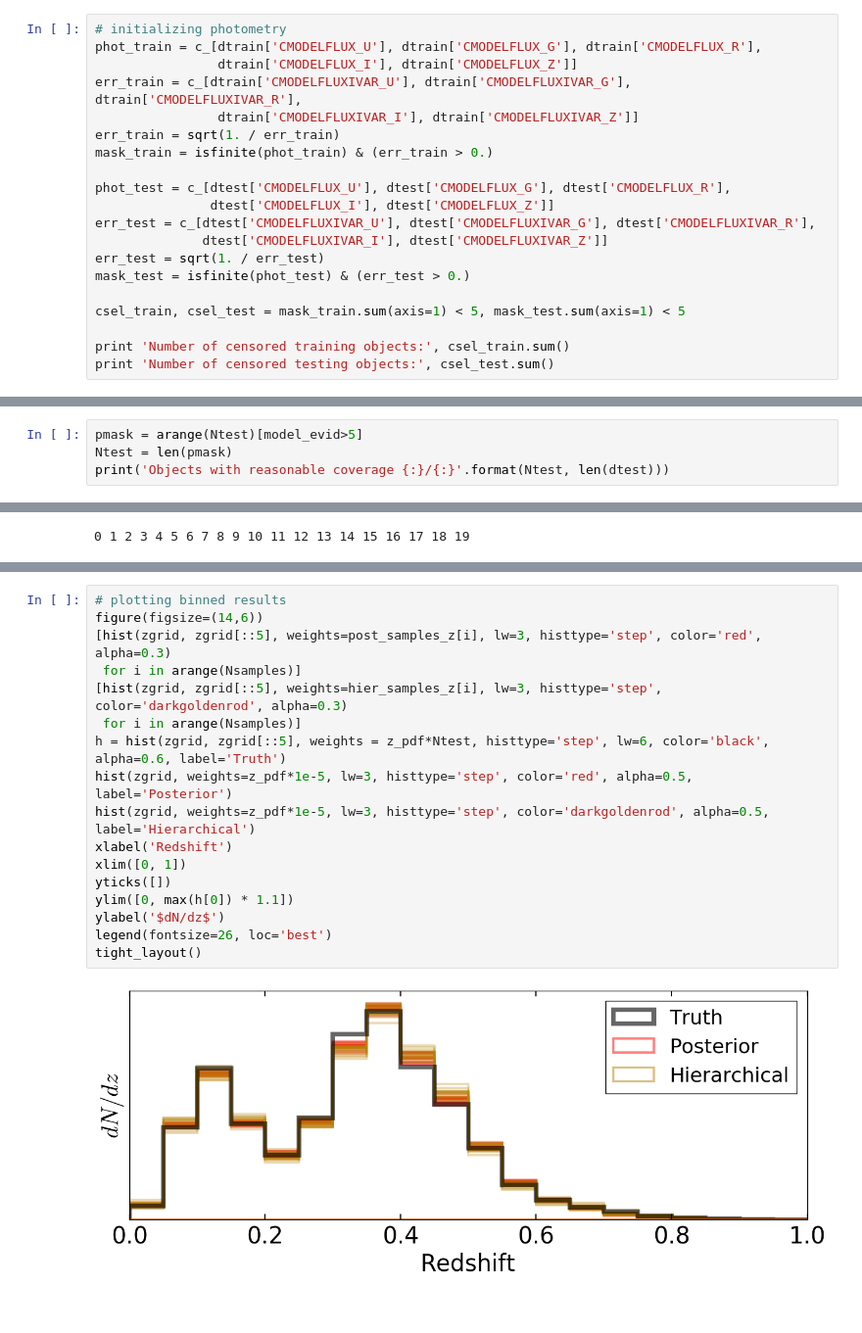
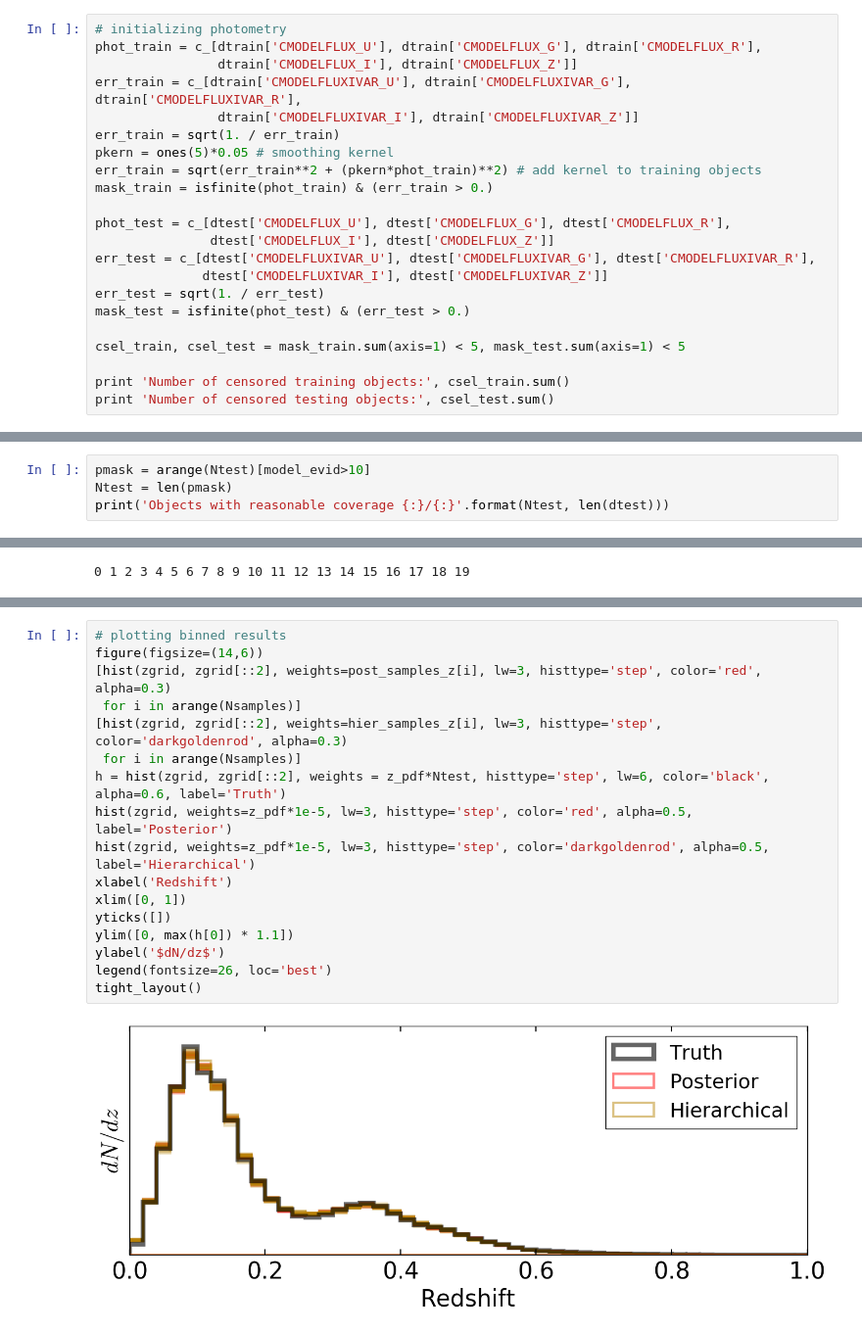
Before and after one commit to joshspeagle/frankenz, a Jupyter notebook: 6 - Application to SDSS Data.ipynb, the cells around one changed output, grey strips where cells are left out. Shown at 98% size. Cells and saved outputs as stored; diff of their text form.

```diff
--- a/6 - Application to SDSS Data.ipynb
+++ b/6 - Application to SDSS Data.ipynb
@@ -137,6 +137,8 @@ phot_train = c_[dtrain['CMODELFLUX_U'], dtrain['CMODELFLUX_G'], dtrain['CMODELFL
 err_train = c_[dtrain['CMODELFLUXIVAR_U'], dtrain['CMODELFLUXIVAR_G'], dtrain['CMODELFLUXIVAR_R'],
                 dtrain['CMODELFLUXIVAR_I'], dtrain['CMODELFLUXIVAR_Z']]
 err_train = sqrt(1. / err_train)
+pkern = ones(5)*0.05 # smoothing kernel
+err_train = sqrt(err_train**2 + (pkern*phot_train)**2) # add kernel to training objects
 mask_train = isfinite(phot_train) & (err_train > 0.)
 
 phot_test = c_[dtest['CMODELFLUX_U'], dtest['CMODELFLUX_G'], dtest['CMODELFLUX_R'],
@@ -256,5 +258,5 @@ tight_layout()
 # %%
-pmask = arange(Ntest)[model_evid>5]
+pmask = arange(Ntest)[model_evid>10]
 Ntest = len(pmask)
 print('Objects with reasonable coverage {:}/{:}'.format(Ntest, len(dtest)))
 # %% [output]
@@ -506,19 +510,19 @@ tight_layout()
 # %%
 # plotting binned results
 figure(figsize=(14,6))
-[hist(zgrid, zgrid[::5], weights=post_samples_z[i], lw=3, histtype='step', color='red', alpha=0.3)
+[hist(zgrid, zgrid[::2], weights=post_samples_z[i], lw=3, histtype='step', color='red', alpha=0.3)
  for i in arange(Nsamples)]
-[hist(zgrid, zgrid[::5], weights=hier_samples_z[i], lw=3, histtype='step', color='darkgoldenrod', alpha=0.3)
+[hist(zgrid, zgrid[::2], weights=hier_samples_z[i], lw=3, histtype='step', color='darkgoldenrod', alpha=0.3)
  for i in arange(Nsamples)]
-h = hist(zgrid, zgrid[::5], weights = z_pdf*Ntest, histtype='step', lw=6, color='black', alpha=0.6, label='Truth')
+h = hist(zgrid, zgrid[::2], weights = z_pdf*Ntest, histtype='step', lw=6, color='black', alpha=0.6, label='Truth')
 hist(zgrid, weights=z_pdf*1e-5, lw=3, histtype='step', color='red', alpha=0.5, label='Posterior')
 hist(zgrid, weights=z_pdf*1e-5, lw=3, histtype='step', color='darkgoldenrod', alpha=0.5, label='Hierarchical')
 xlabel('Redshift')
 xlim([0, 1])
 yticks([])
 ylim([0, max(h[0]) * 1.1])
 ylabel('$dN/dz$')
 legend(fontsize=26, loc='best')
 tight_layout()
 # %% [output]
-[figure, old version]
+[figure, new version]
```
Also changed, not shown: parts of 15 cells of this notebook.
